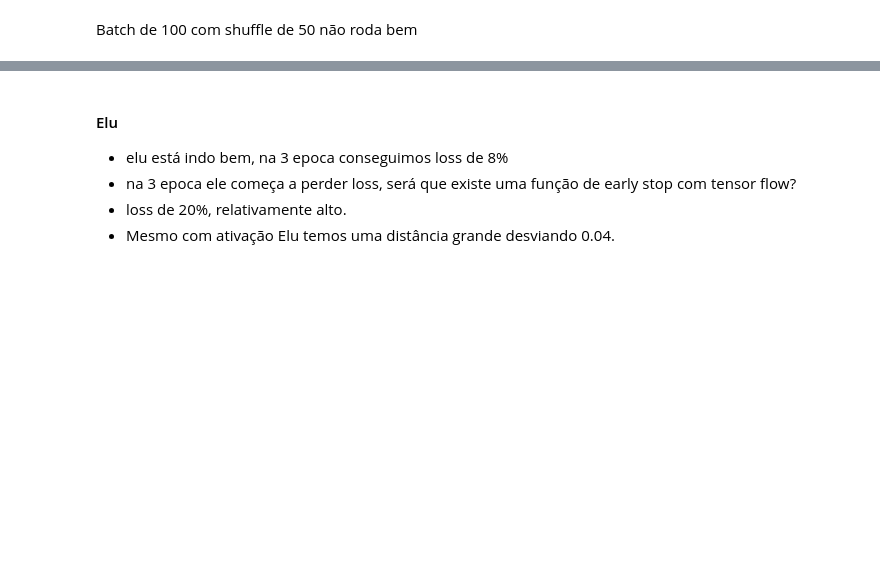
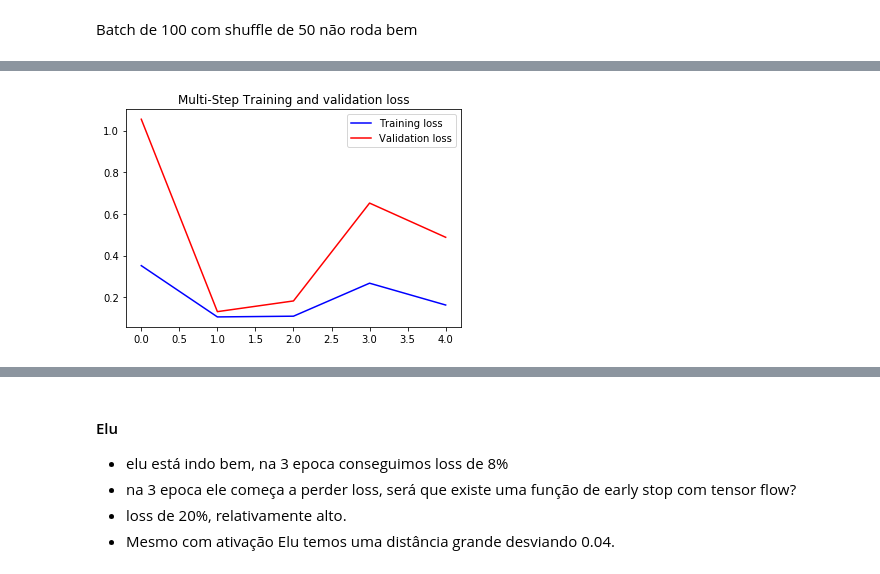
Before and after one commit to leandro-sartini/sudden_death_tcc, a Jupyter notebook: notebooks/exploration/Parabola - 100K - RNN Exploration.ipynb, the cells around one changed output, grey strips where cells are left out. Saved outputs shown, nothing was run; the diff lists cells and outputs as text; code cells hidden in the pictures; blank space fills up the shorter version.

```diff
--- a/notebooks/exploration/Parabola - 100K - RNN Exploration.ipynb
+++ b/notebooks/exploration/Parabola - 100K - RNN Exploration.ipynb
@@ -220,0 +268,4 @@ Epoch 5/5
+# %%
+plot_train_history(multi_step_history, 'Multi-Step Training and validation loss')
+# %% [output]
+[figure, added]
```
Also changed, not shown: parts of 32 cells of this notebook.
